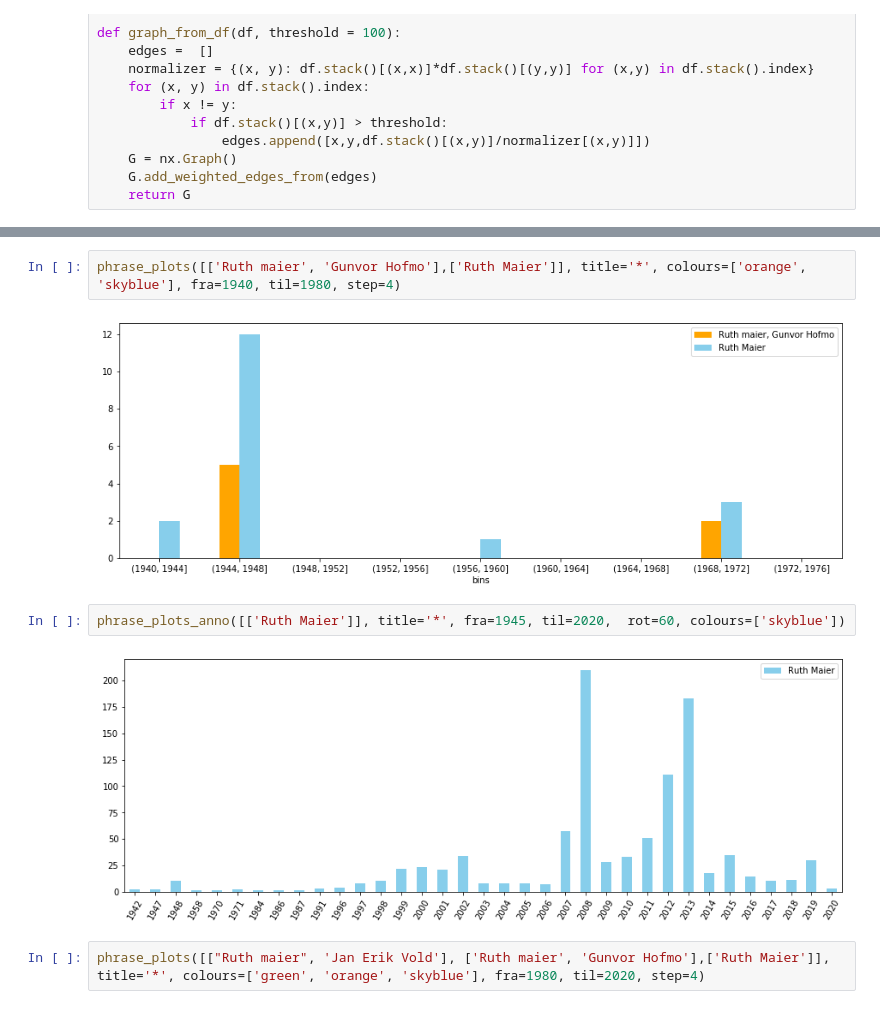
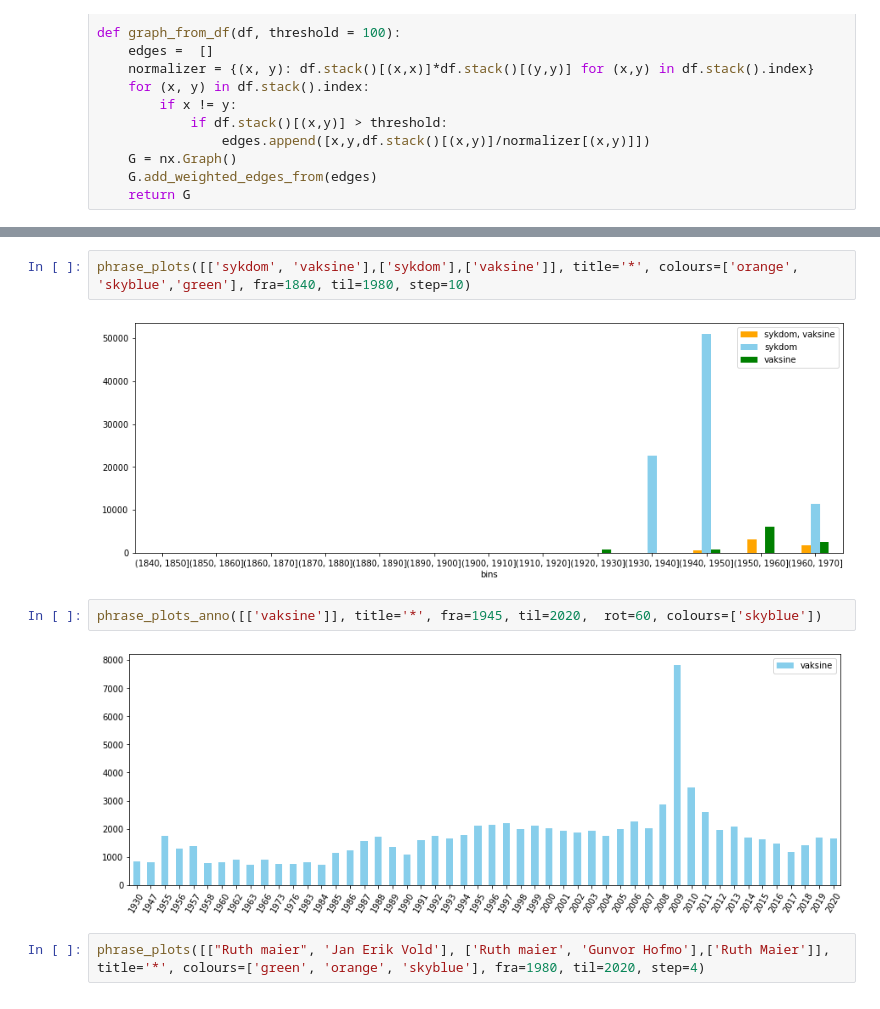
Before and after one commit to Yoonsen/Miscellaneous-Notebooks, a Jupyter notebook: Aviser_NB_API/aviser_bokhyllla_api.ipynb, the cells around one changed output, grey strips where cells are left out. Saved outputs shown, nothing was run; the diff lists cells and outputs as text.

```diff
--- a/Aviser_NB_API/aviser_bokhyllla_api.ipynb
+++ b/Aviser_NB_API/aviser_bokhyllla_api.ipynb
@@ -89,11 +220,11 @@ def graph_from_df(df, threshold = 100):
 # %%
-phrase_plots([['Ruth maier', 'Gunvor Hofmo'],['Ruth Maier']], title='*', colours=['orange', 'skyblue'], fra=1940, til=1980, step=4)
+phrase_plots([['sykdom', 'vaksine'],['sykdom'],['vaksine']], title='*', colours=['orange', 'skyblue','green'], fra=1840, til=1980, step=10)
 # %% [output]
-[figure, old version]
+[figure, new version]
 # %%
-phrase_plots_anno([['Ruth Maier']], title='*', fra=1945, til=2020,  rot=60, colours=['skyblue'])
+phrase_plots_anno([['vaksine']], title='*', fra=1945, til=2020,  rot=60, colours=['skyblue'])
 # %% [output]
-[figure, old version]
+[figure, new version]
 # %%
 phrase_plots([["Ruth maier", 'Jan Erik Vold'], ['Ruth maier', 'Gunvor Hofmo'],['Ruth Maier']], title='*', colours=['green', 'orange', 'skyblue'], fra=1980, til=2020, step=4)
 # %% [output]
```
Also changed, not shown: parts of 8 cells of this notebook, 1 other file.
